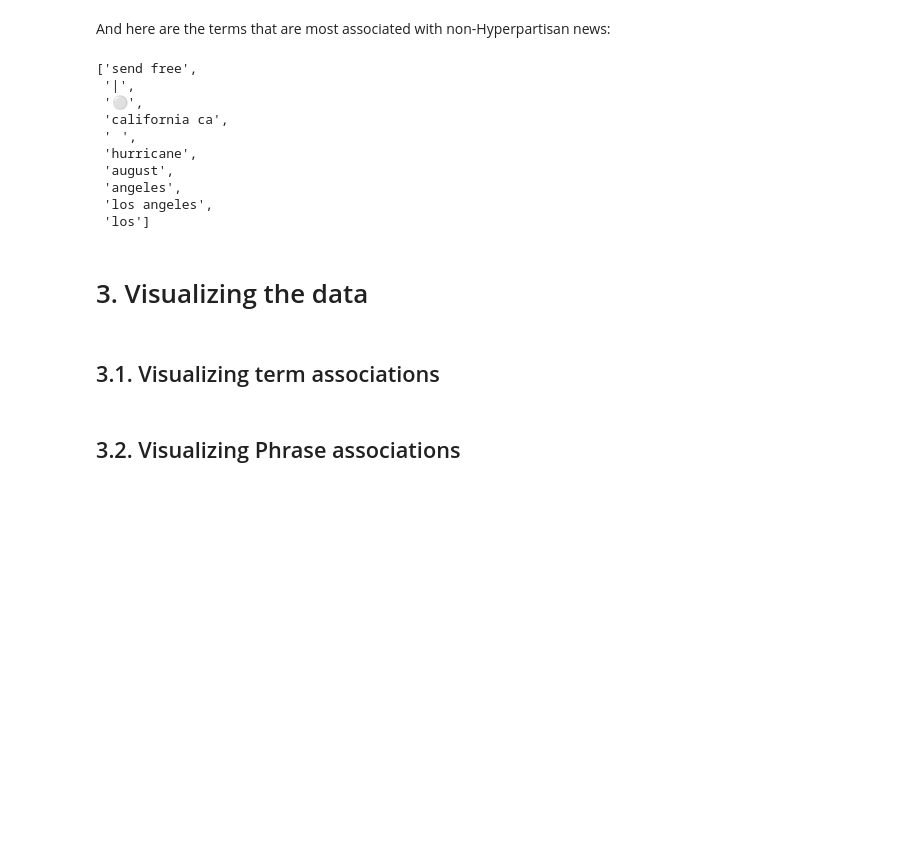
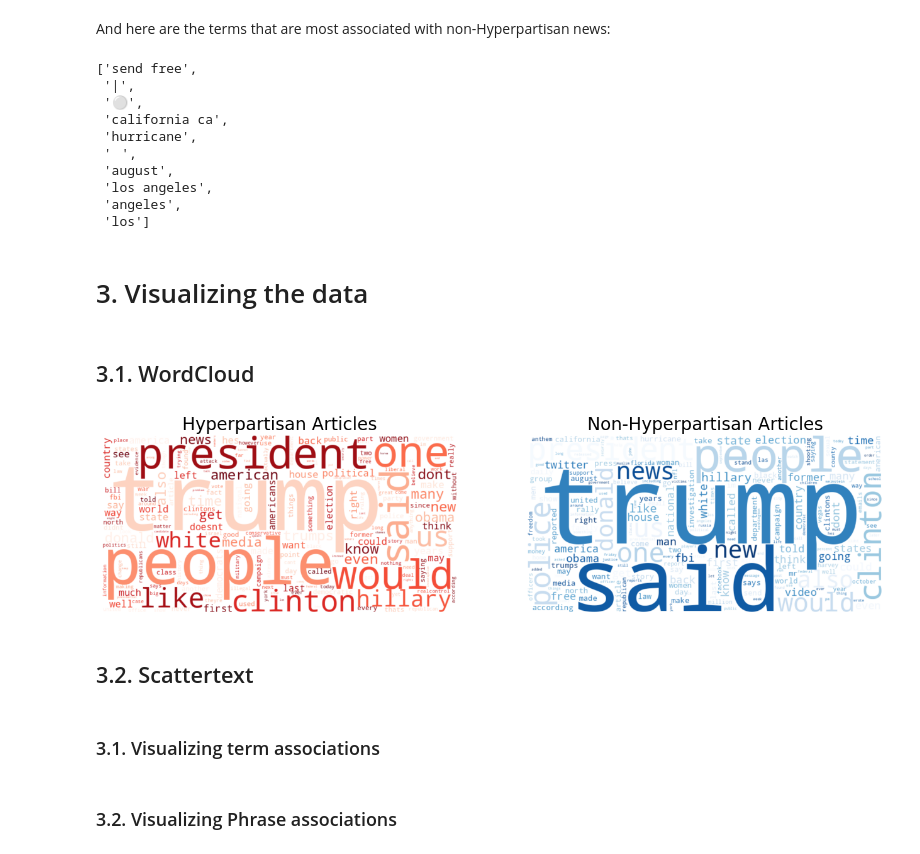
Before and after one commit to mikelsv1/KISA_NLP, a Jupyter notebook: code.ipynb, the cells around one changed output. Drawn from its saved outputs; the diff is of its cells as text; code cells hidden in the pictures; blank space fills up the shorter version.

```diff
--- a/code.ipynb
+++ b/code.ipynb
@@ -72,22 +85,71 @@ pprint(list(term_freq_df.sort_values(by='hyperpartisan Score', ascending=False).
 # %% [markdown]
 And here are the terms that are most associated with non-Hyperpartisan news:
 # %%
-term_freq_df['non-hyperpartisan Score'] = corpus.get_scaled_f_scores('False')
-pprint(list(term_freq_df.sort_values(by='non-hyperpartisan Score', ascending=False).index[:10]))
+term_freq_df['Non-Hyperpartisan Score'] = corpus_vanila.get_scaled_f_scores('Non-Hyperpartisan')
+pprint(list(term_freq_df.sort_values(by='Non-Hyperpartisan Score', ascending=False).index[:10]))
 # %% [output]
 ['send free',
  '|',
  '⚪',
  'california ca',
+ 'hurricane',
  '⠀',
- 'hurricane',
  'august',
+ 'los angeles',
  'angeles',
- 'los angeles',
  'los']
 # %% [markdown]
 # 3. Visualizing the data
+# %% [markdown]
+## 3.1. WordCloud
+# %%
+# nltk.download('stopwords')
+
+def clean_and_tokenize(text):
+    stop_words = set(nltk.corpus.stopwords.words('english'))
+    text = re.sub(r'[^a-zA-Z\s]', '', text).lower()
+    tokens = [word for word in text.split() if word not in stop_words]
+    return tokens
+# %%
+convention_df_wordcloud = convention_df.dropna(subset=['article'])
+
+# Separate the dataframe by class
+hyper_df = convention_df_wordcloud[convention_df_wordcloud['hyperpartisan'] == True]
+nonhyper_df = convention_df_wordcloud[convention_df_wordcloud['hyperpartisan'] == False]
+
+# Process articles for each class
+hyper_text = ' '.join(hyper_df['article'].tolist())
+nonhyper_text = ' '.join(nonhyper_df['article'].tolist())
+
+hyper_tokens = clean_and_tokenize(hyper_text)
+nonhyper_tokens = clean_and_tokenize(nonhyper_text)
+
+hyper_freq = Counter(hyper_tokens)
+nonhyper_freq = Counter(nonhyper_tokens)
+
+# Generate word clouds with distinct color maps
+hyper_wc = wordcloud.WordCloud(width=800, height=400, background_color='white', colormap='Reds').generate_from_frequencies(hyper_freq)
+nonhyper_wc = wordcloud.WordCloud(width=800, height=400, background_color='white', colormap='Blues').generate_from_frequencies(nonhyper_freq)
+
+# Plot the word clouds side by side
+plt.figure(figsize=(16, 8))
+
+plt.subplot(1, 2, 1)
+plt.imshow(hyper_wc, interpolation='bilinear')
+plt.title("Hyperpartisan Articles", fontsize=20)
+plt.axis('off')
+
+plt.subplot(1, 2, 2)
+plt.imshow(nonhyper_wc, interpolation='bilinear')
+plt.title("Non-Hyperpartisan Articles", fontsize=20)
+plt.axis('off')
+
+plt.show()
+# %% [output]
+[figure, added]
+# %% [markdown]
+## 3.2. Scattertext
 # %% [markdown]
-## 3.1. Visualizing term associations
+### 3.1. Visualizing term associations
 # %%
 html = st.produce_scattertext_explorer(
@@ -101,4 +164,4 @@ html = st.produce_scattertext_explorer(
 with open("Convention-Visualization.html", 'wb') as file:
     file.write(html.encode('utf-8'))
 # %% [markdown]
-## 3.2. Visualizing Phrase associations
+### 3.2. Visualizing Phrase associations
```
Also changed, not shown: parts of 44 cells of this notebook, 1 other file.
